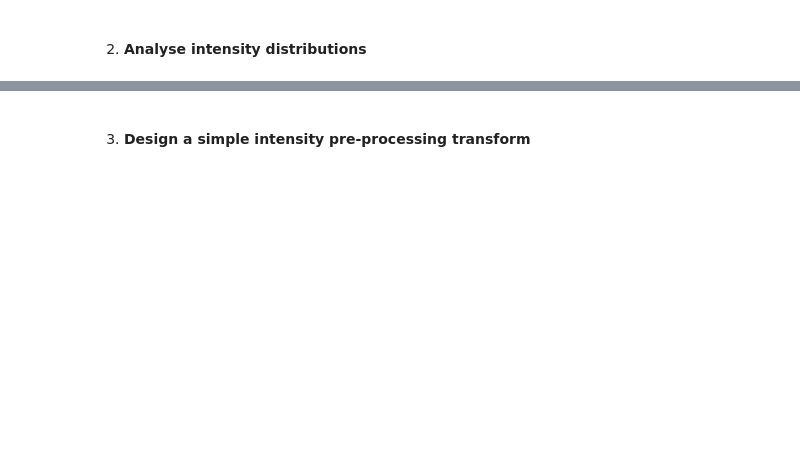
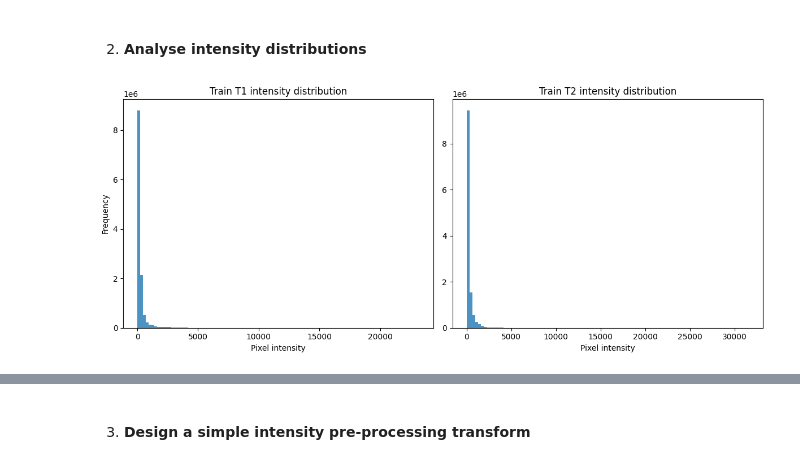
Before and after one commit to ada-hb525/ci_mpm, a Jupyter notebook: Assessment_Q1.ipynb, the cells around one changed output, grey strips where cells are left out. Saved outputs shown, nothing was run; the diff lists cells and outputs as text; code cells hidden in the pictures; blank space fills up the shorter version.

```diff
--- a/Assessment_Q1.ipynb
+++ b/Assessment_Q1.ipynb
@@ -108,3 +211,38 @@ Please, **make sure to thoroughly describe and comment every piece of code that
 <br>
 
 2. **Analyse intensity distributions**
+# %%
+import numpy as np
+import matplotlib.pyplot as plt
+
+n_samples = 3000
+indices = np.random.choice(len(train_dataset), size=n_samples, replace=False)
+
+t1_train_pixels = []
+t2_train_pixels = []
+
+for idx in indices:
+    s = train_dataset[int(idx)]
+    t1_train_pixels.append(s["t1"].squeeze().numpy().flatten())
+    t2_train_pixels.append(s["t2"].squeeze().numpy().flatten())
+
+t1_train_pixels = np.concatenate(t1_train_pixels)
+t2_train_pixels = np.concatenate(t2_train_pixels)
+# %%
+plt.figure(figsize=(12,5))
+
+plt.subplot(1,2,1)
+plt.hist(t1_train_pixels, bins=100, alpha=0.8)
+plt.title("Train T1 intensity distribution")
+plt.xlabel("Pixel intensity")
+plt.ylabel("Frequency")
+
+plt.subplot(1,2,2)
+plt.hist(t2_train_pixels, bins=100, alpha=0.8)
+plt.title("Train T2 intensity distribution")
+plt.xlabel("Pixel intensity")
+
+plt.tight_layout()
+plt.show()
+# %% [output]
+[figure, added]
```
Also changed, not shown: parts of 13 cells of this notebook.
